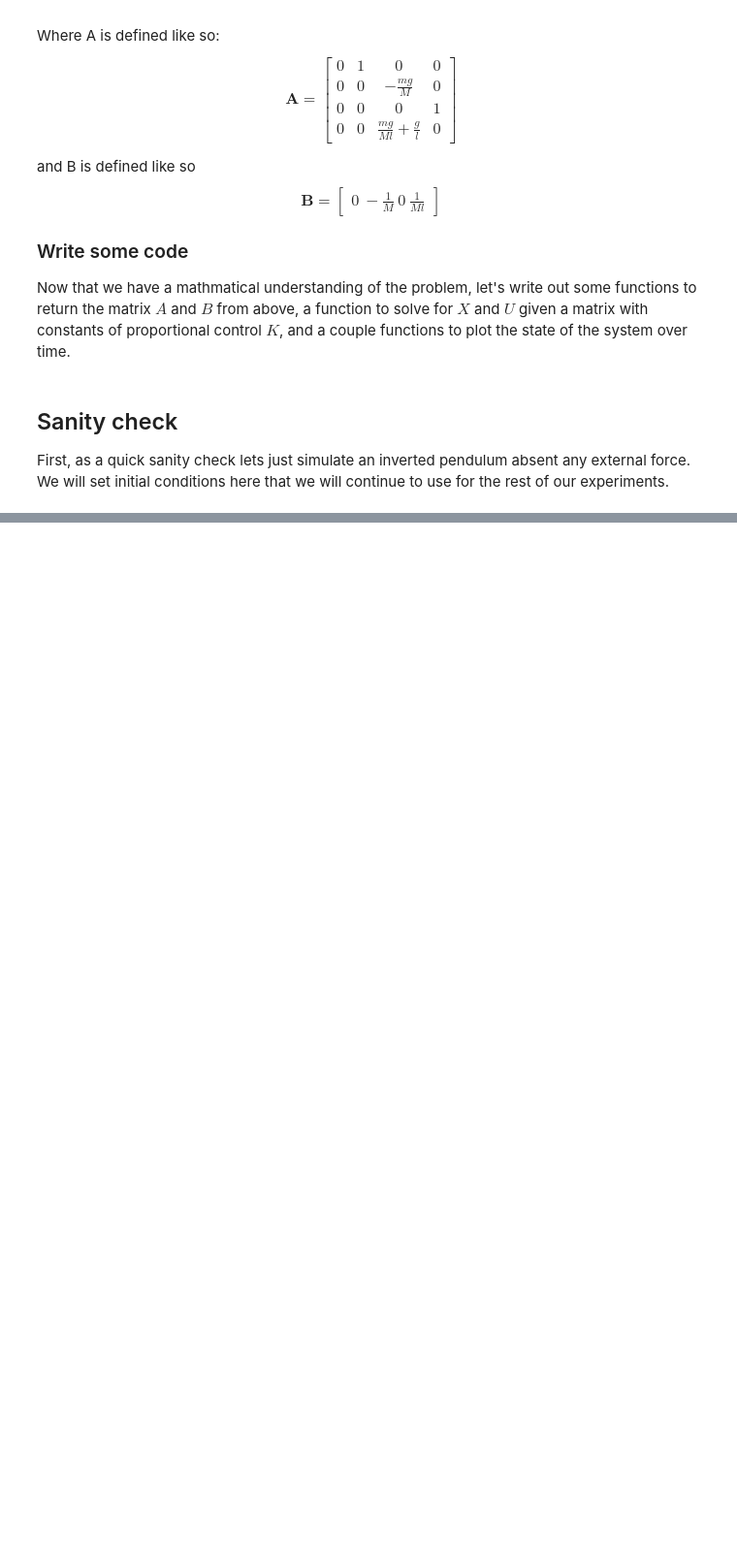
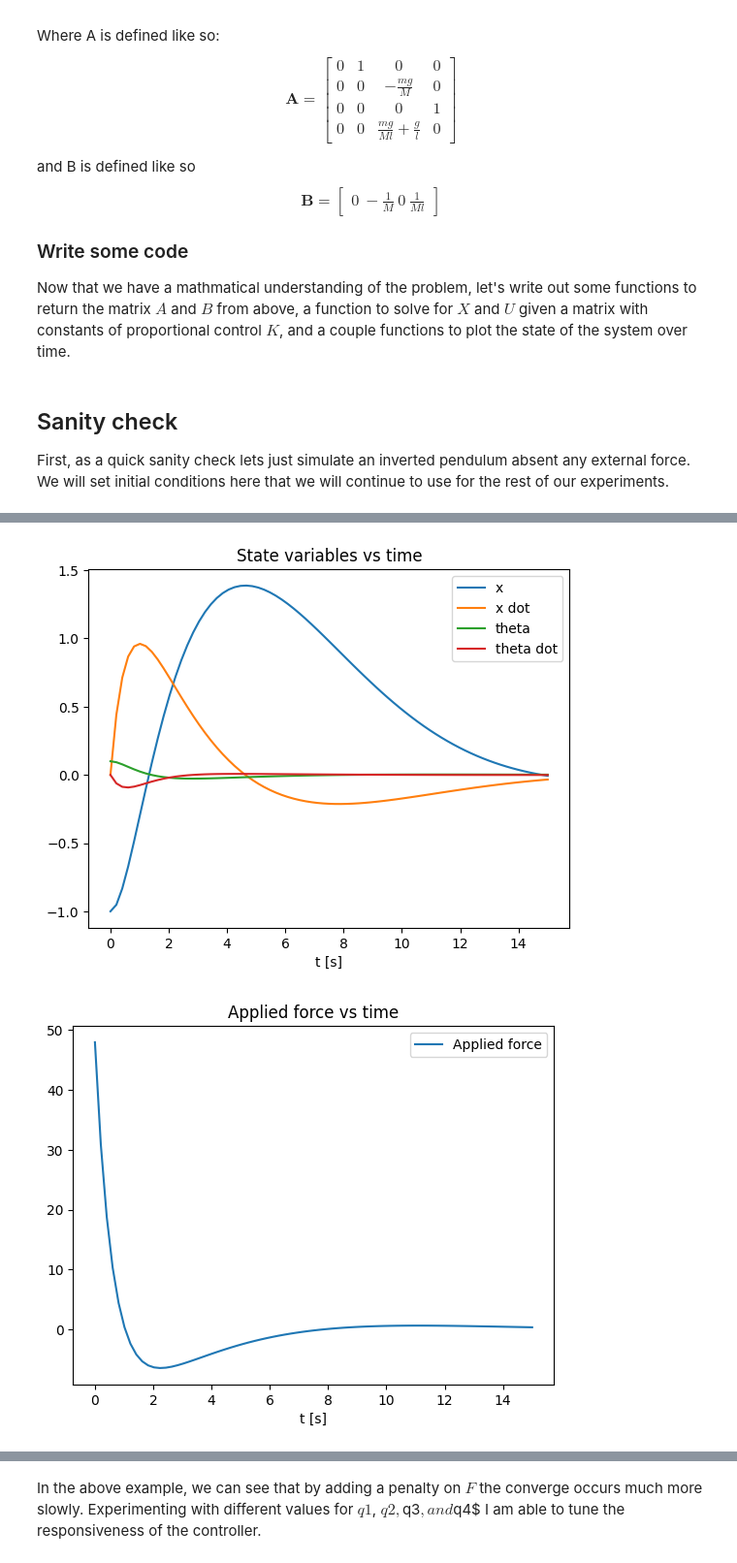
Before and after one commit to paxtonsc/inverted-pendulum-project, a Jupyter notebook: inverted_pendulm.ipynb, the cells around one changed output, grey strips where cells are left out. Shown at 97% size. Cells and saved outputs as stored; diff of their text form; code cells hidden in the pictures; blank space fills up the shorter version.

```diff
--- a/inverted_pendulm.ipynb
+++ b/inverted_pendulm.ipynb
@@ -192,7 +192,7 @@ def solve_cart_control(t, X0, A, B, K):
 
     # Porportional control.
     def u(x):
-        return K @ x
+        return - K @ x
 
     # time independent differential equations.
     def dxdt(x, _):
@@ -200,7 +200,7 @@ def solve_cart_control(t, X0, A, B, K):
         return np.resize(dxdt, 4)
 
     X = scipy.integrate.odeint(dxdt, np.resize(X0, 4), t)
-    U = K @ X.T
+    U = (K @ X.T).T
 
     return X, U
 # %%
@@ -388,8 +458,16 @@ def get_matrices_Q_R(q1, q2, q3, q4, r):
 
     return Q, R
 
+def J(t, Q, R, X, U):
+    cost = 0
 
-def find_K_using_lqr(A, B, Q, R):
+    for i in range(len(t)):
+        cost += X[i].T @ Q @ X[i] + U[i] * R * U[i]
+
+    return cost
+
+
+def find_K_lqr(A, B, Q, R):
     """
     Return the matrix P, which satisfies the Riccati differential equation.
 
@@ -407,4 +485,23 @@ def find_K_using_lqr(A, B, Q, R):
 
     P = scipy.linalg.solve_continuous_are(A, B, Q, R)
 
-    return -1/R * B.T @ P
+    return 1/R * B.T @ P
+# %%
+q1, q2, q3, q4 = 1, 1, 1, 1
+r = 0.2
+
+Q, R = get_matrices_Q_R(q1, q2, q3, q4, r)
+
+K = find_K_lqr(A, B, Q, R)
+
+X, U = solve_cart_control(t, X0, A, B, K)
+
+%matplotlib inline
+plot_state_vector_vs_time(t, X)
+plot_input_vs_time(t, U)
+
+%matplotlib notebook
+HTML(animate_cart_and_pendulum(t, X).to_html5_video())
+# %% [output]
+[figure, added]
+[figure, added]
@@ -410,0 +511,2 @@ def find_K_using_lqr(A, B, Q, R):
+# %% [markdown]
+In the above example, we can see that by adding a penalty on $F$ the converge occurs much more slowly. Experimenting with different values for $q1$, $q2, $q3$, and $q4$ I am able to tune the responsiveness of the controller.
```
Also changed, not shown: parts of 13 cells of this notebook.
